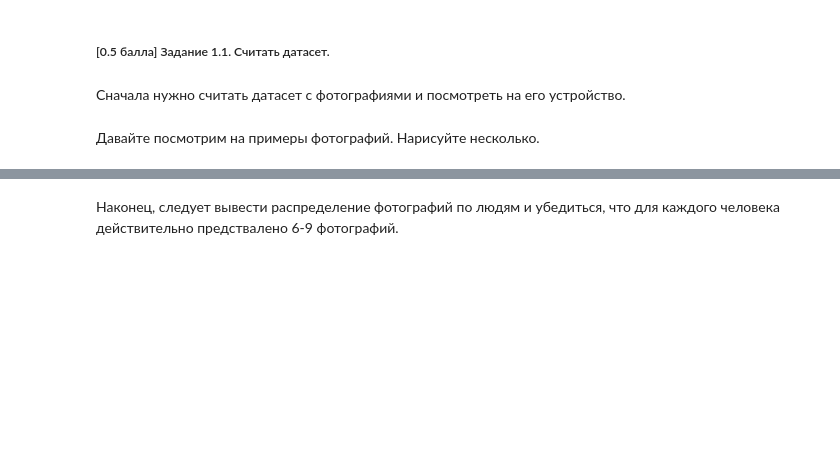
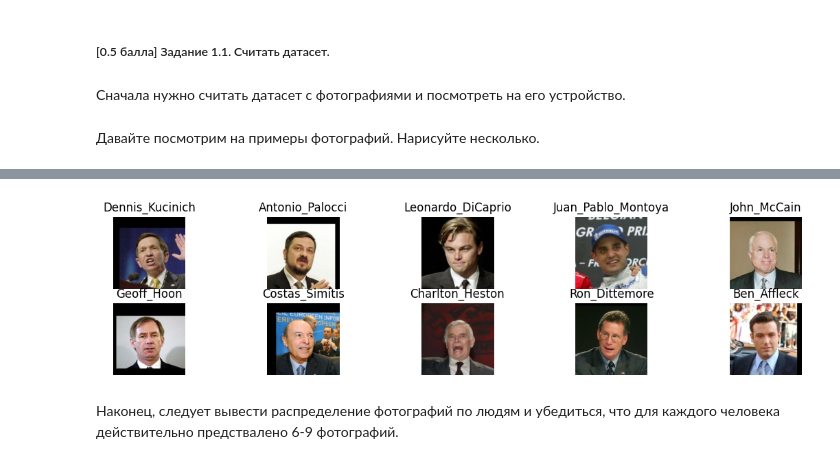
Before and after one commit to Aleksander-23443/iad_dl, a Jupyter notebook: dz2/homework_02.ipynb, the cells around one changed output, grey strips where cells are left out. Cells and saved outputs as stored; diff of their text form; code cells hidden in the pictures; blank space fills up the shorter version.

```diff
--- a/dz2/homework_02.ipynb
+++ b/dz2/homework_02.ipynb
@@ -89,2 +96,15 @@ test_ds = torchvision.datasets.ImageFolder("data/testing", transform = transform
+# %%
+set_random_seed()
+plt.figure(figsize=(14, 3))
+ind = random.sample(range(len(train_ds)), 10)
+for i, index in enumerate(ind):
+    img, label = train_ds[index]
+
+    plt.subplot(2, 5, i+1)
+    plt.imshow(img.permute(1, 2, 0))
+    plt.title(train_ds.classes[label])
+    plt.axis('off')
+# %% [output]
+[figure, added]
 # %% [markdown]
 Наконец, следует вывести распределение фотографий по людям и убедиться, что для каждого человека действительно предствалено 6-9 фотографий.
```
Also changed, not shown: parts of 9 cells of this notebook.
